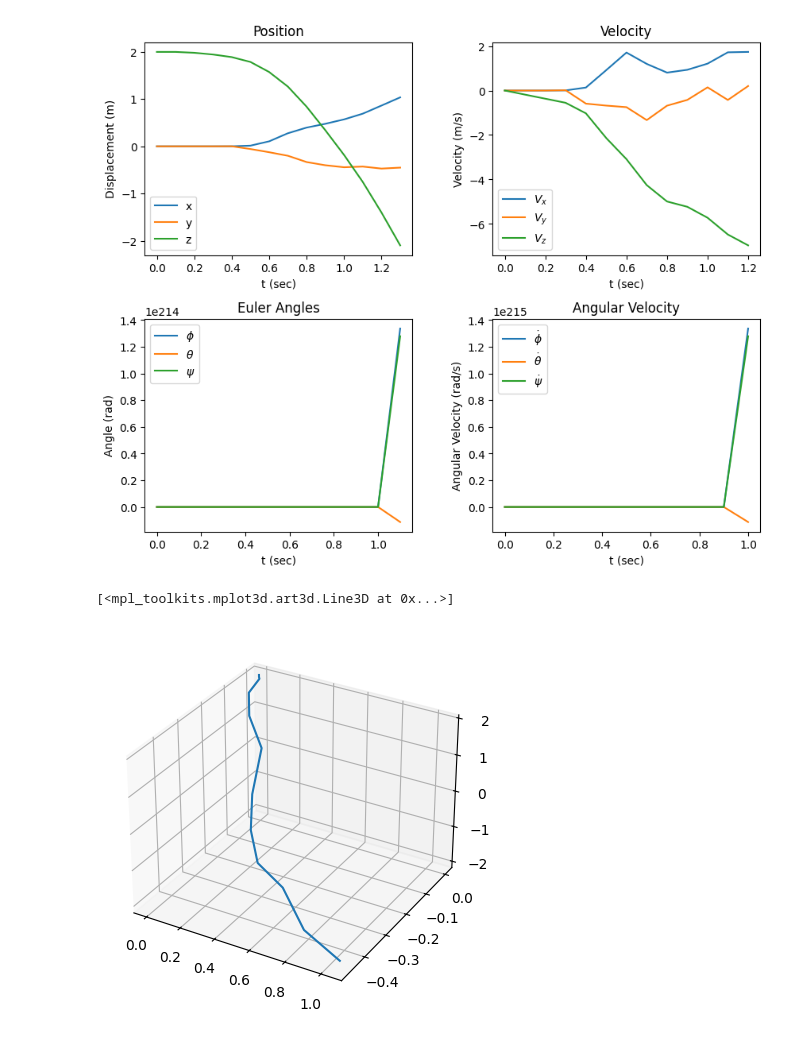
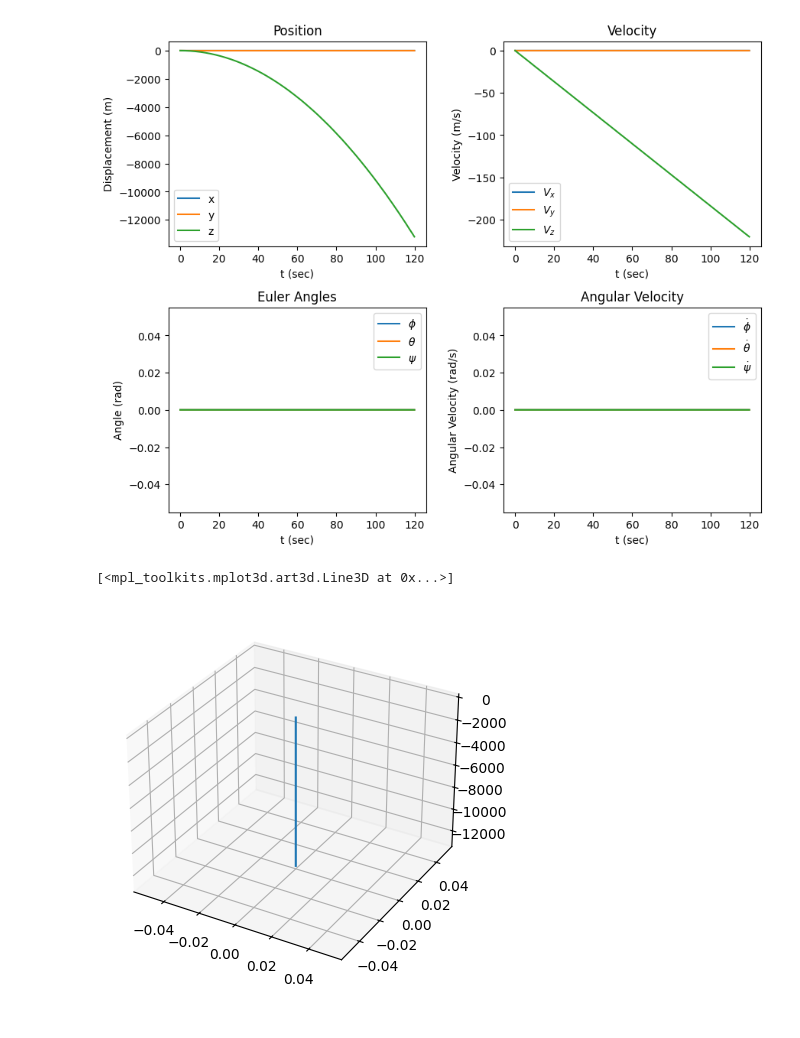
Before and after one commit to RayZhao42/Fall-2024-AE352-Drone-Project, a Jupyter notebook: Project Code.ipynb, the cells around one changed output. Drawn from its saved outputs; the diff is of its cells as text; code cells hidden in the pictures.

```diff
--- a/Project Code.ipynb
+++ b/Project Code.ipynb
@@ -53,29 +53,26 @@ def get_torque(speeds, k, l, b):
 
 def get_alpha(speeds, k, l, b, I, omega, angle):
     Ixx, Iyy, Izz = I
-    W, dWdt, W_inv = get_angular_transformation(angle, omega)
-    eta = W @ omega
-    omegax, omegay, omegaz = eta
-    term1 = np.multiply(get_torque(speeds, k, l, b), 1 / I)
-    term2 = np.array([((Iyy - Izz)*omegay*omegaz) / Ixx, ((Izz - Ixx)*omegax*omegaz) / Iyy, ((Ixx - Iyy)*omegax*omegay) / Izz])
-    alpha_b = term1 - term2
-    return dWdt @ eta + W_inv @ alpha_b
+    # W, dWdt, W_inv = get_angular_transformation(angle, omega)
+    # eta = W @ omega
+    omegax, omegay, omegaz = omega
+    alpha = np.array([((Iyy - Izz)*omegay*omegaz) / Ixx, ((Izz - Ixx)*omegax*omegaz) / Iyy, ((Ixx - Iyy)*omegax*omegay) / Izz])
+    return alpha
 
 def speed_function(t):
     # constant speed
     omega = 2429.5 #rad/s, 23000 rpm
-    return np.array([80, -80, 80, -80])
-
+    # return np.array([omega, -omega, omega, -omega])
 
     # varying speed
-    return 80 * np.array([.5, -1, 1, -1])
+    return omega * np.array([.5, -1, 1, -1])
 # %%
 m = 0.139 # kg
 g = -9.8 #m/s^2
 Ixx = 0.00101954 #Rotational inertia about the X axis
 Iyy = 0.000998 #Rotational inertia about the Y axis
 Izz = 0.002 #Rotational inertia about the Z axis
-k = 0.0003828125 #Thrust Coefficient
+k = 5.7696182373812049285635958944478e-8 #Thrust Coefficient
 b = 0.1 #Torque Coeffiecient
 l = np.sqrt(50) / 100 #arm length
 
@@ -117,32 +114,32 @@ ax[0,0].legend()
 ax[0,1].plot(t_range, v_range[:,0], label=r"$V_x$")
 ax[0,1].plot(t_range, v_range[:,1], label=r"$V_y$")
 ax[0,1].plot(t_range, v_range[:,2], label=r"$V_z$")
 ax[0,1].set_xlabel("t (sec)")
 ax[0,1].set_ylabel("Velocity (m/s)")
 ax[0,1].set_title("Velocity")
 ax[0,1].legend()
 
 ax[1,0].plot(t_range, angle_range[:,0], label=r"$\phi$")
 ax[1,0].plot(t_range, angle_range[:,1], label=r"$\theta$")
 ax[1,0].plot(t_range, angle_range[:,2], label=r"$\psi$")
 ax[1,0].set_xlabel("t (sec)")
 ax[1,0].set_ylabel("Angle (rad)")
 ax[1,0].set_title("Euler Angles")
 ax[1,0].legend()
 
 ax[1,1].plot(t_range, omega_range[:,0], label=r"$\dot \phi$")
 ax[1,1].plot(t_range, omega_range[:,1], label=r"$\dot \theta$")
 ax[1,1].plot(t_range, omega_range[:,2], label=r"$\dot \psi$")
 ax[1,1].set_xlabel("t (sec)")
 ax[1,1].set_ylabel("Angular Velocity (rad/s)")
 ax[1,1].set_title("Angular Velocity")
 ax[1,1].legend()
 plt.show()
 
 fig = plt.figure()
 ax = fig.add_subplot(111, projection='3d')
 ax.plot(r_range[:,0], r_range[:,1], r_range[:,2])
 # %% [output]
-[figure, old version]
+[figure, new version]
 [<mpl_toolkits.mplot3d.art3d.Line3D at 0x...>]
-[figure, old version]
+[figure, new version]
```
Also changed, not shown: 1 other file.
